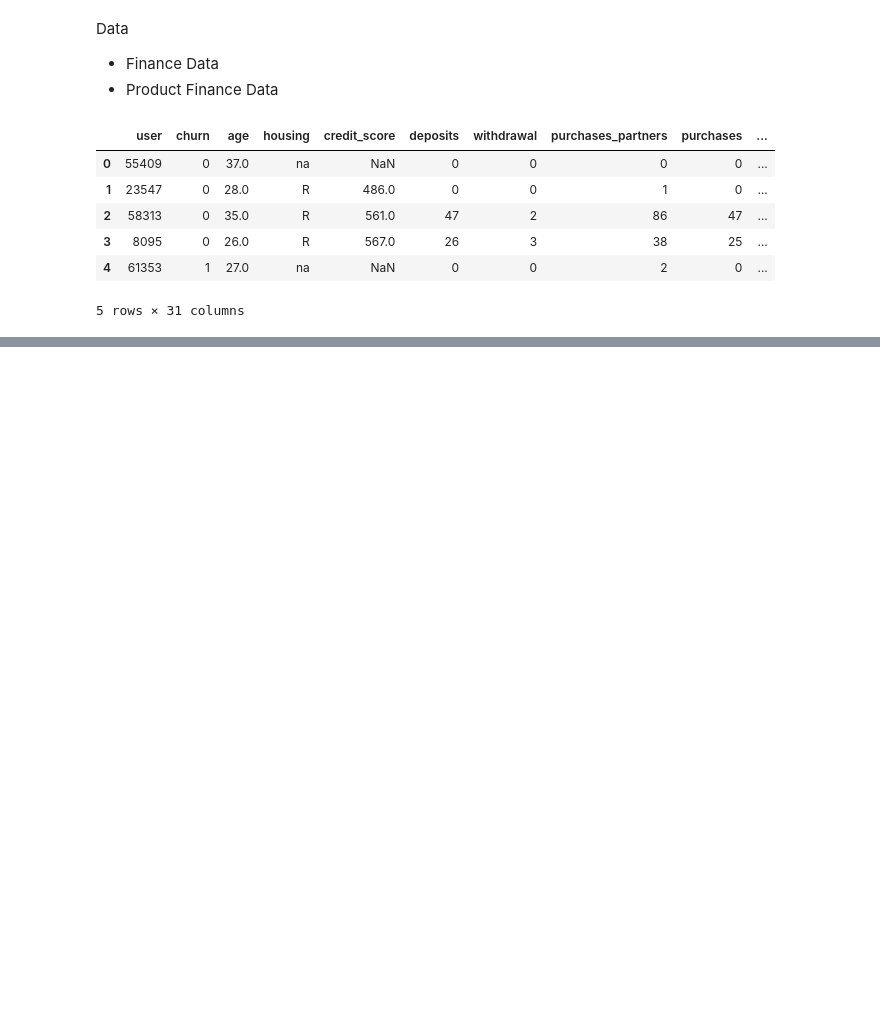
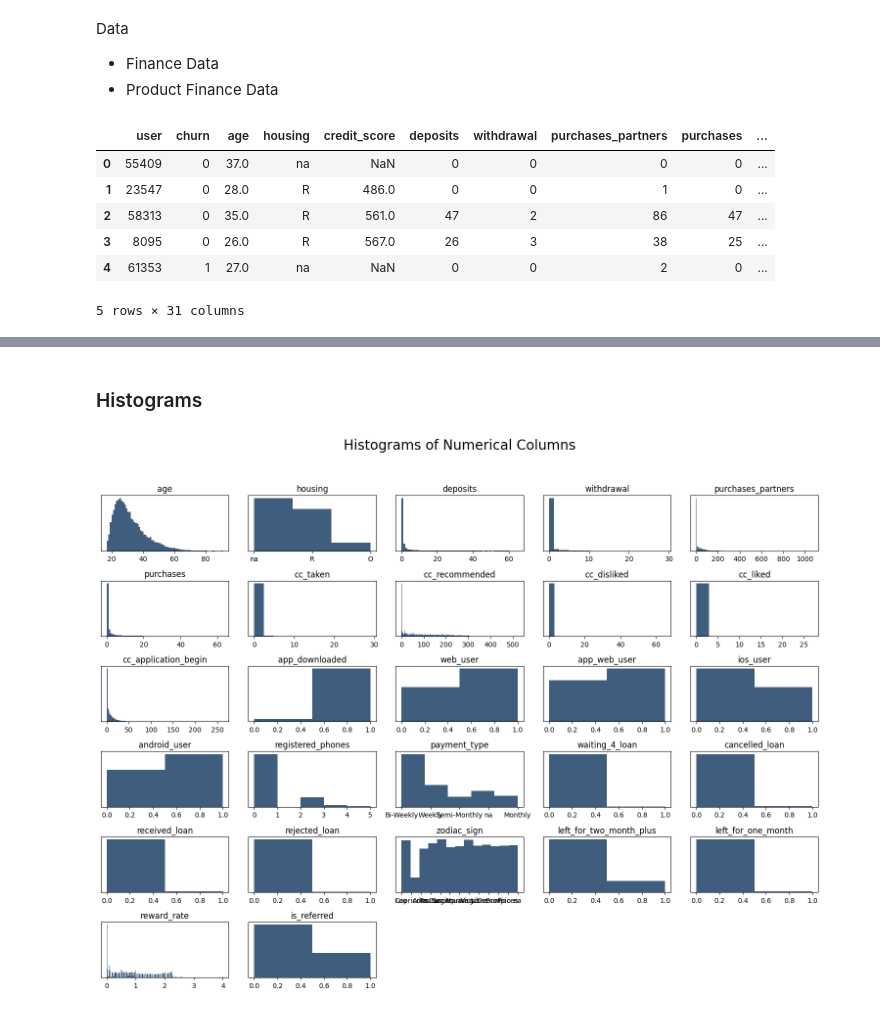
Before and after one commit to dsteven12/minimizing_churn_rate, a Jupyter notebook: churn_notebook.ipynb, the cells around one changed output, grey strips where cells are left out. Cells and saved outputs as stored; diff of their text form; code cells hidden in the pictures; blank space fills up the shorter version.

Commit message:
Created historical to visualize column date

```diff
--- a/churn_notebook.ipynb
+++ b/churn_notebook.ipynb
@@ -37,0 +117,23 @@ new_churn_data.head()
+# %%
+churn_data = churn_data[pd.notnull(churn_data['age'])]
+# %%
+churn_data = churn_data.drop(columns = ['credit_score', 'rewards_earned'])
+# %% [markdown]
+### Histograms
+# %%
+x = churn_data.drop(columns = ['user', 'churn'])
+# %%
+fig = plt.figure(figsize=(15,12))
+plt.suptitle('Histograms of Numerical Columns', fontsize=20)
+for i in range(1, x.shape[1] + 1):
+    plt.subplot(6,5,i)
+    f = plt.gca()
+    f.axes.get_yaxis().set_visible(False)
+    f.set_title(x.columns.values[i-1])
+
+    vals = np.size(x.iloc[:, i - 1].unique())
+
+    plt.hist(x.iloc[:,i - 1], bins=vals, color='#3F5D7D')
+plt.tight_layout(rect=[0,0.03,1,0.95])
+# %% [output]
+[figure, added]
```
Also changed, not shown: parts of 9 cells of this notebook.
